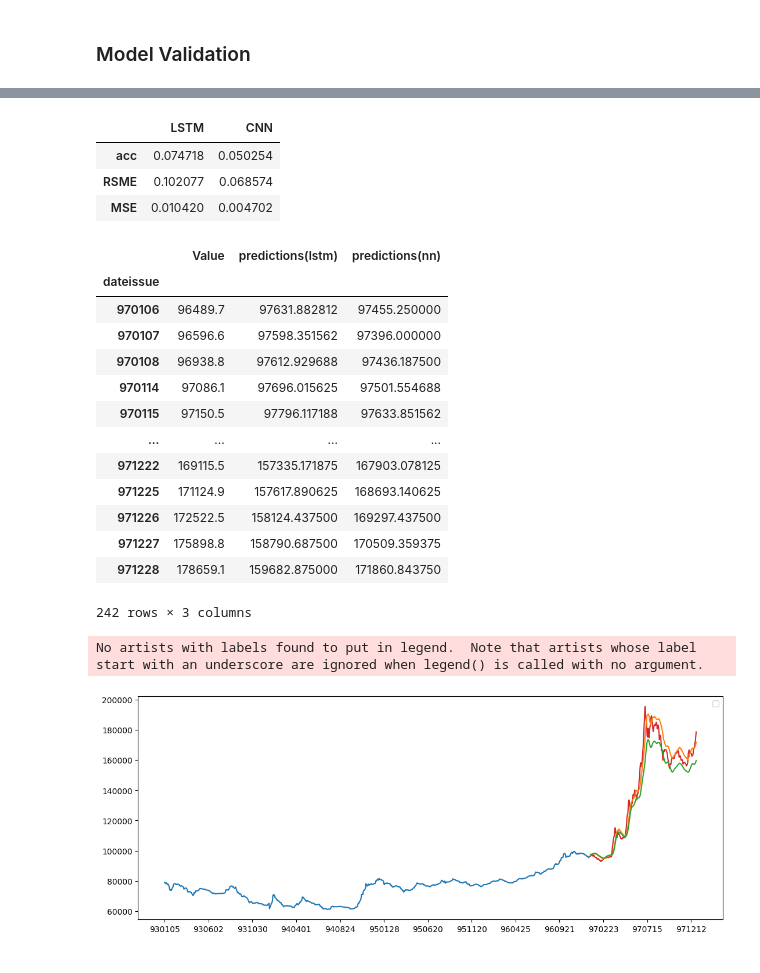
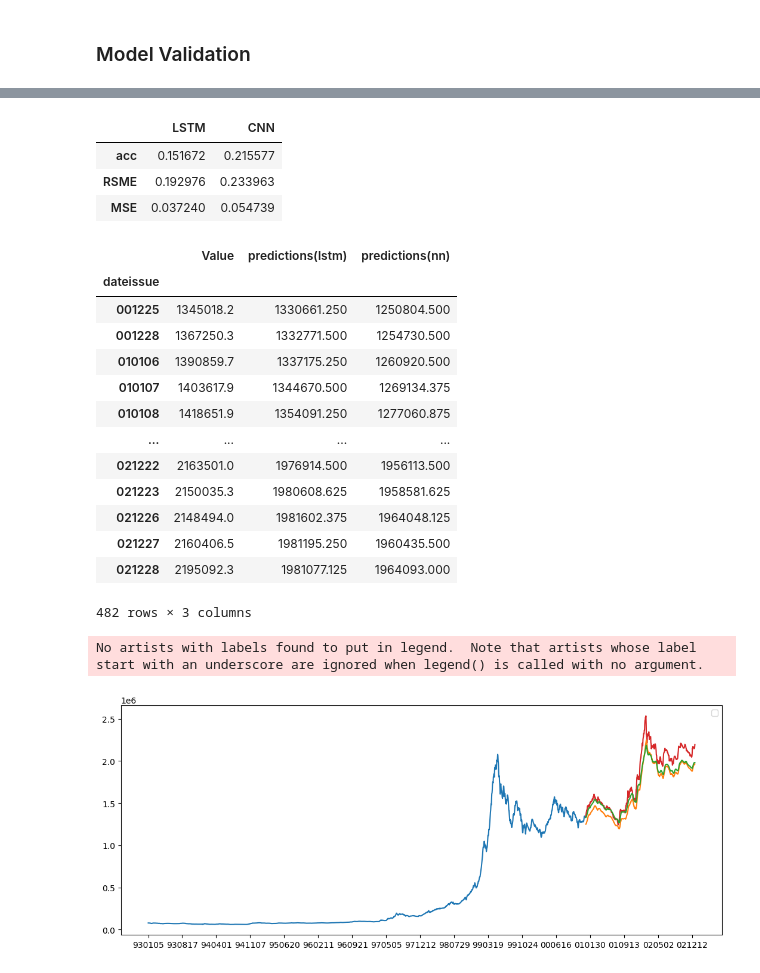
Before and after one commit to mohammadrezanorouzii/stock-price-prediction, a Jupyter notebook: main.ipynb, the cells around one changed output, grey strips where cells are left out. Drawn from its saved outputs; the diff is of its cells as text; code cells hidden in the pictures.

```diff
--- a/main.ipynb
+++ b/main.ipynb
@@ -17,7 +17,8 @@ from sklearn.metrics import mean_squared_error
 ### Load Dataset
 ##### the following dataset contains Iran stock index price since **2014(1393)** to **2019(1397)**
 # %%
-df = pd.read_csv(r"C:\Users\moham\Documents\Projects\stock-price-prediction\data\1393-1397.csv")
+# df = pd.read_csv(r"C:\Users\moham\Documents\Projects\stock-price-prediction\data\1393-1397.csv")
+df = pd.read_csv(r"C:\Users\moham\Documents\Projects\stock-price-prediction\data\1393--1403.csv")
 df
 # %% [output]
 |  | name | dateissue | Value |
@@ -404,9 +395,9 @@ errors = pd.DataFrame(data, index=['acc',
 errors
 # %% [output]
 |  | LSTM | CNN |
-| acc | 0.074718 | 0.050254 |
-| RSME | 0.102077 | 0.068574 |
-| MSE | 0.010420 | 0.004702 |
+| acc | 0.151672 | 0.215577 |
+| RSME | 0.192976 | 0.233963 |
+| MSE | 0.037240 | 0.054739 |
 # %%
 train = df[:train_count] * df_mean
 validation = df[train_count:] * df_mean
@@ -417,35 +408,35 @@ validation
 # %% [output]
 |  | Value | predictions(lstm) | predictions(nn) |
 | dateissue |  |  |  |
-| 970106 | 96489.7 | 97631.882812 | 97455.250000 |
-| 970107 | 96596.6 | 97598.351562 | 97396.000000 |
-| 970108 | 96938.8 | 97612.929688 | 97436.187500 |
-| 970114 | 97086.1 | 97696.015625 | 97501.554688 |
-| 970115 | 97150.5 | 97796.117188 | 97633.851562 |
+| 001225 | 1345018.2 | 1330661.250 | 1250804.500 |
+| 001228 | 1367250.3 | 1332771.500 | 1254730.500 |
+| 010106 | 1390859.7 | 1337175.250 | 1260920.500 |
+| 010107 | 1403617.9 | 1344670.500 | 1269134.375 |
+| 010108 | 1418651.9 | 1354091.250 | 1277060.875 |
 | ... | ... | ... | ... |
-| 971222 | 169115.5 | 157335.171875 | 167903.078125 |
-| 971225 | 171124.9 | 157617.890625 | 168693.140625 |
-| 971226 | 172522.5 | 158124.437500 | 169297.437500 |
-| 971227 | 175898.8 | 158790.687500 | 170509.359375 |
-| 971228 | 178659.1 | 159682.875000 | 171860.843750 |
+| 021222 | 2163501.0 | 1976914.500 | 1956113.500 |
+| 021223 | 2150035.3 | 1980608.625 | 1958581.625 |
+| 021226 | 2148494.0 | 1981602.375 | 1964048.125 |
+| 021227 | 2160406.5 | 1981195.250 | 1960435.500 |
+| 021228 | 2195092.3 | 1981077.125 | 1964093.000 |
-242 rows × 3 columns
+482 rows × 3 columns
 # %%
 plt.figure(figsize=(12,5))
 plt.plot(train["Value"], color=color_pal[0])
 plt.plot(validation[["Value"]], color =color_pal[3])
 plt.plot(validation[["predictions(nn)"]], color=color_pal[1])
 plt.plot(validation[["predictions(lstm)"]], color=color_pal[2])
-plt.xticks(np.arange(0, len(df), step=100))
+plt.xticks(np.arange(0, len(df), step=150))
 plt.legend()
 fig = plt.gcf()
 fig.set_size_inches(13, 5)
-plt.savefig('models-validation-(93-98)')
+plt.savefig('models-validation-(93-03)')
 plt.show()
 
 # blue = training
 # red = original validation
 # orange = predictions using CNN
 # green = predictions using LSTM
 # %% [output]
 No artists with labels found to put in legend.  Note that artists whose label start with an underscore are ignored when legend() is called with no argument.
-[figure, old version]
+[figure, new version]
```
Also changed, not shown: parts of 22 cells of this notebook, 7 other files.
